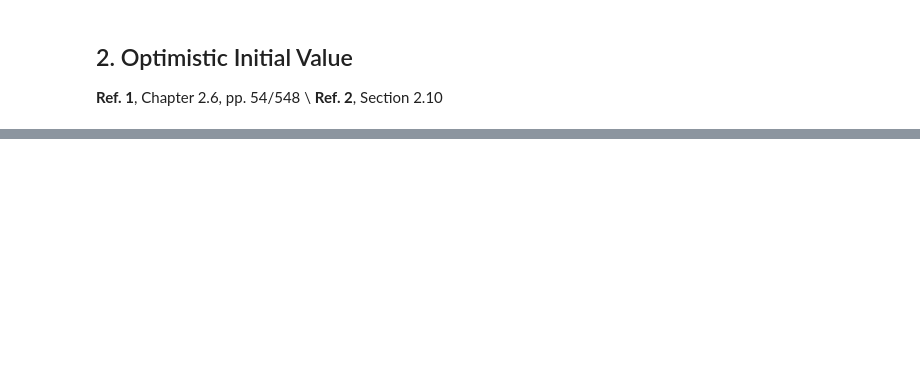
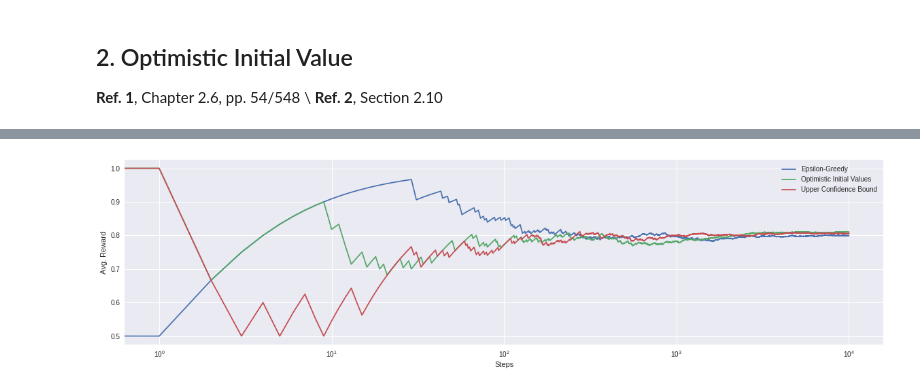
Before and after one commit to nxthuan512/Reinforcement-Learning-An-Introduction, a Jupyter notebook: Chapter_2_Multi_armed_Bandits.ipynb, the cells around one changed output, grey strips where cells are left out. Cells and saved outputs as stored; diff of their text form; code cells hidden in the pictures; blank space fills up the shorter version.

```diff
--- a/Chapter_2_Multi_armed_Bandits.ipynb
+++ b/Chapter_2_Multi_armed_Bandits.ipynb
@@ -202,0 +230,93 @@ run_optInitValue: average award
+# %%
+# =====================================================
+# Class algorithm
+# =====================================================
+class UpperConfidenceBound:
+    def __init__(self):
+        self.mean   = 0
+        self.step   = 0
+
+    # Generate random value whenever pulling
+    def generate_reward(self, probas):
+        reward = np.random.randn()
+        if reward < probas:
+            return 1
+        else:
+            return 0
+
+    # Update the mean
+    def update(self, reward):
+        self.step += 1
+        self.mean = (1 - 1.0/self.step)*self.mean + (1.0/self.step)*reward
+
+    # UCB action selection
+    def ucb_func(self, iteration):
+        if self.step == 0:
+            return float('inf')
+        return self.mean + np.sqrt(2*np.log(iteration) / self.step)
+
+
+# =====================================================
+# Run experiment
+# =====================================================
+def run_UCB(n_bandits, n_steps, probas):
+    bandits_list = []  # list of all bandits
+    bandits_lsel = []  # list of selected bandits
+    rewards = []
+
+    for j in range (0, n_bandits):
+        bandits_list.append(UpperConfidenceBound())
+
+    for i in range (n_steps):
+        # Agency selects action based on UCB
+        j = np.argmax([b.ucb_func(i+1) for b in bandits_list])
+
+        # Bandit j returns reward
+        reward = bandits_list[j].generate_reward(probas[j])
+
+        # Update
+        bandits_list[j].update(reward)
+
+        # Save the rewards and selected bandits
+        rewards.append(reward)
+        bandits_lsel.append(j)
+
+    # Accumulate average reward
+    cumm_reward = np.cumsum(rewards) / (np.arange(n_steps) + 1)
+
+    return cumm_reward, bandits_lsel
+
+
+# =====================================================
+# Main function
+# =====================================================
+if __name__ == '__main__':
+    n_bandits = 3
+    n_steps = 10000
+    n_algorithms = ['Epsilon-Greedy', \
+                    'Optimistic Initial Values', \
+                    'Upper Confidence Bound', \
+                    'Thompson Sampling']
+    bandits_conf = Bandit(n_bandits)
+    print("Probability of all bandits", bandits_conf.probas)
+
+    plt.figure(figsize=(20, 5))
+    plt.xlabel('Steps')
+    plt.ylabel('Avg. Reward')
+
+    ts_reward0, ts_bsel0  = run_EpsGreedy(n_bandits, n_steps, bandits_conf.probas, eps=0.1)
+    ts_reward1, ts_bsel1  = run_OptInitVal(n_bandits, n_steps, bandits_conf.probas, upper_limit=5)
+    ts_reward2, ts_bsel2  = run_UCB(n_bandits, n_steps, bandits_conf.probas)
+
+    # log scale plot
+    print('Cummulative reward')
+    plt.plot(ts_reward0, label=n_algorithms[0])
+    plt.plot(ts_reward1, label=n_algorithms[1])
+    plt.plot(ts_reward2, label=n_algorithms[2])
+
+    plt.legend()
+    plt.xscale('log')
+    plt.show()
+
+    print('Done')
+# %% [output]
@@ -202,0 +325 @@ run_optInitValue: average award
+[figure, added]
```
Also changed, not shown: parts of 11 cells of this notebook.
